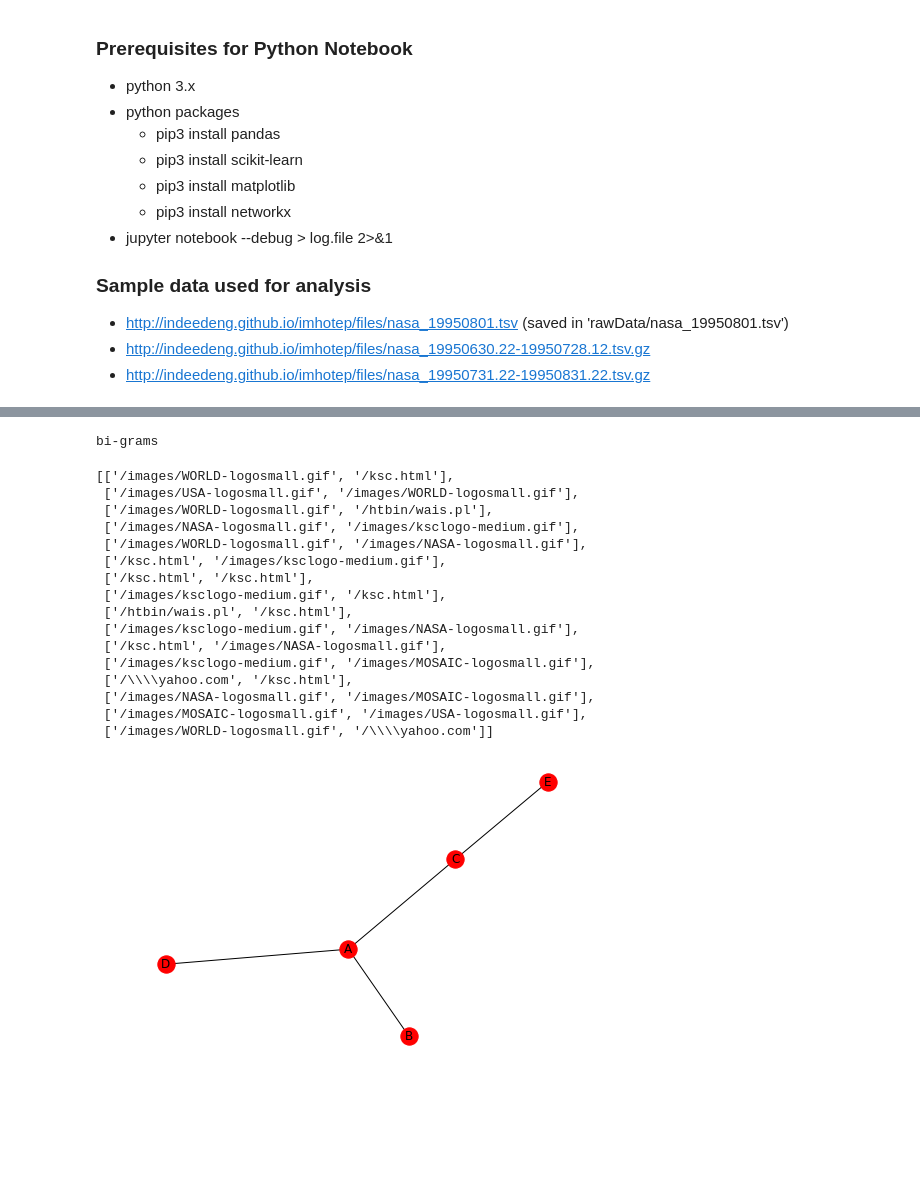
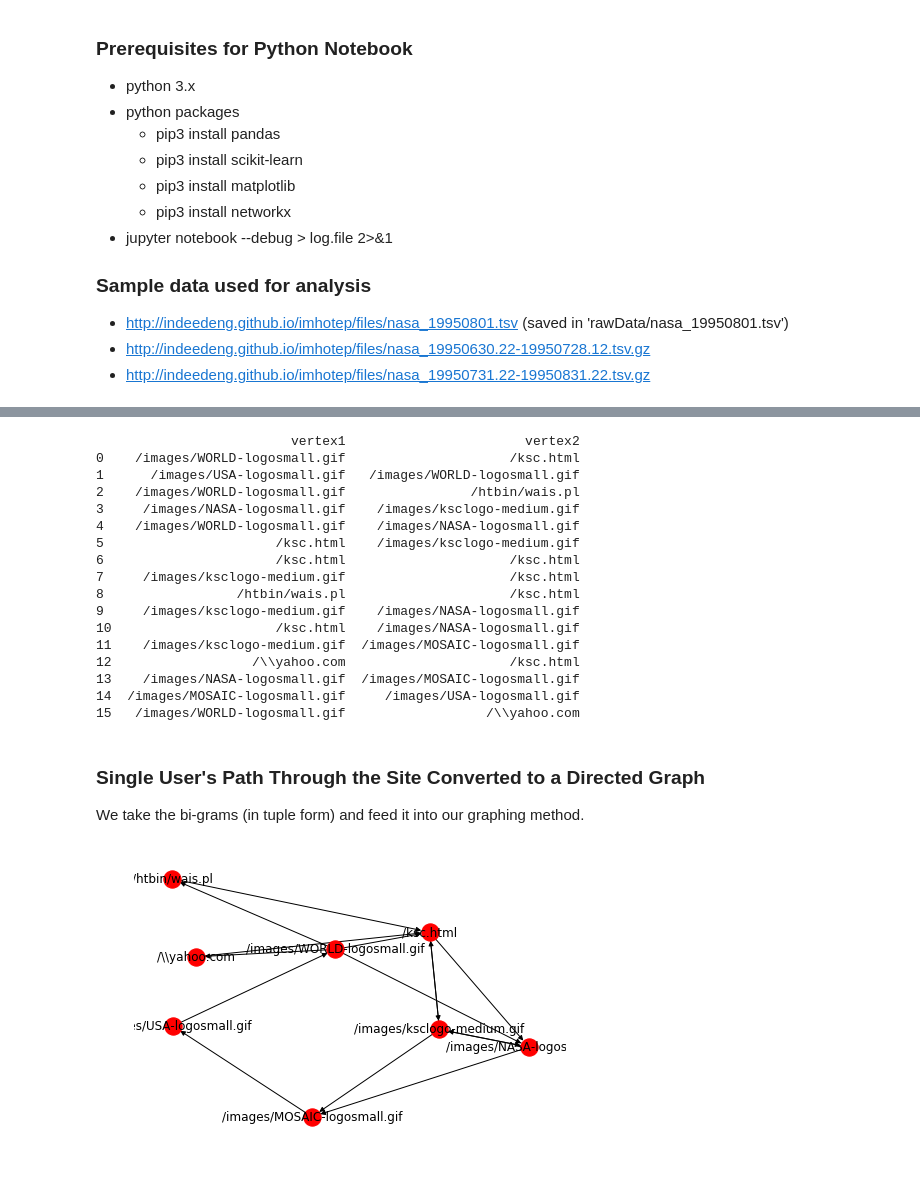
Before and after one commit to robertwatkins/playground-robert, a Jupyter notebook: Python/Jupyter/apache/ApacheNGram.ipynb, the cells around one changed output, grey strips where cells are left out. Saved outputs shown, nothing was run; the diff lists cells and outputs as text; code cells hidden in the pictures; blank space fills up the shorter version.

Commit message:
created graph of single user's navigation of the site

```diff
--- a/Python/Jupyter/apache/ApacheNGram.ipynb
+++ b/Python/Jupyter/apache/ApacheNGram.ipynb
@@ -45,43 +60,36 @@ apache_log_data = pd.read_csv(apache_log_path, sep='\t', header=0)
 # %%
-visitor_address = apache_log_data.host
-histogram_visitor_address = visitor_address.value_counts()
-single_user_logs = apache_log_data.loc[apache_log_data['host'] == 'edams.ksc.nasa.gov']
-single_user_path = single_user_logs['url']
 #should unwind this a bit to make the purpose more clear
 #also, there should be padding added to the front/back to indicate beginning and ending of a path
 def find_ngrams(input_list, n):
   return [list(x) for x in set(tuple(x) for x in list(zip(*[input_list[i:] for i in range(n)])))]
 
-print("bi-grams")
-list(find_ngrams(single_user_path,2))
+single_user_path_bi_gram_as_tuples = list(find_ngrams(single_user_path,2))
+single_user_path_bi_gram_as_dataframe = pd.DataFrame.from_records(single_user_path_bi_gram_as_tuples, columns=labels)
+print(single_user_path_bi_gram_as_dataframe)
 # %% [output]
-bi-grams
+                         vertex1                       vertex2
+0    /images/WORLD-logosmall.gif                     /ksc.html
+1      /images/USA-logosmall.gif   /images/WORLD-logosmall.gif
+2    /images/WORLD-logosmall.gif                /htbin/wais.pl
+3     /images/NASA-logosmall.gif    /images/ksclogo-medium.gif
+4    /images/WORLD-logosmall.gif    /images/NASA-logosmall.gif
+5                      /ksc.html    /images/ksclogo-medium.gif
+6                      /ksc.html                     /ksc.html
+7     /images/ksclogo-medium.gif                     /ksc.html
+8                 /htbin/wais.pl                     /ksc.html
+9     /images/ksclogo-medium.gif    /images/NASA-logosmall.gif
+10                     /ksc.html    /images/NASA-logosmall.gif
+11    /images/ksclogo-medium.gif  /images/MOSAIC-logosmall.gif
+12                  /\\yahoo.com                     /ksc.html
+13    /images/NASA-logosmall.gif  /images/MOSAIC-logosmall.gif
+14  /images/MOSAIC-logosmall.gif     /images/USA-logosmall.gif
+15   /images/WORLD-logosmall.gif                  /\\yahoo.com
-[['/images/WORLD-logosmall.gif', '/ksc.html'],
- ['/images/USA-logosmall.gif', '/images/WORLD-logosmall.gif'],
- ['/images/WORLD-logosmall.gif', '/htbin/wais.pl'],
- ['/images/NASA-logosmall.gif', '/images/ksclogo-medium.gif'],
- ['/images/WORLD-logosmall.gif', '/images/NASA-logosmall.gif'],
- ['/ksc.html', '/images/ksclogo-medium.gif'],
- ['/ksc.html', '/ksc.html'],
- ['/images/ksclogo-medium.gif', '/ksc.html'],
- ['/htbin/wais.pl', '/ksc.html'],
- ['/images/ksclogo-medium.gif', '/images/NASA-logosmall.gif'],
- ['/ksc.html', '/images/NASA-logosmall.gif'],
- ['/images/ksclogo-medium.gif', '/images/MOSAIC-logosmall.gif'],
- ['/\\\\yahoo.com', '/ksc.html'],
- ['/images/NASA-logosmall.gif', '/images/MOSAIC-logosmall.gif'],
- ['/images/MOSAIC-logosmall.gif', '/images/USA-logosmall.gif'],
- ['/images/WORLD-logosmall.gif', '/\\\\yahoo.com']]
-# %%
-# Build a dataframe with 4 connections
-df = pd.DataFrame({ 'from':['A', 'B', 'C','A'], 'to':['D', 'A', 'E','C']})
-df
-
-# Build your graph
-G=nx.from_pandas_edgelist(df, 'from', 'to')
-
-# Plot it
-nx.draw(G, with_labels=True)
-plt.show()
-# %% [output]
-[figure, removed]
+# %% [markdown]
+### Single User's Path Through the Site Converted to a Directed Graph
+We take the bi-grams (in tuple form) and feed it into our graphing method.
+# %%
+Graph = nx.DiGraph()
+Graph.add_edges_from(single_user_path_bi_gram_as_tuples)
+nx.draw(Graph, arrows=True, with_labels=True)
+# %% [output]
+[figure, added]
```
Also changed, not shown: parts of 5 cells of this notebook.
